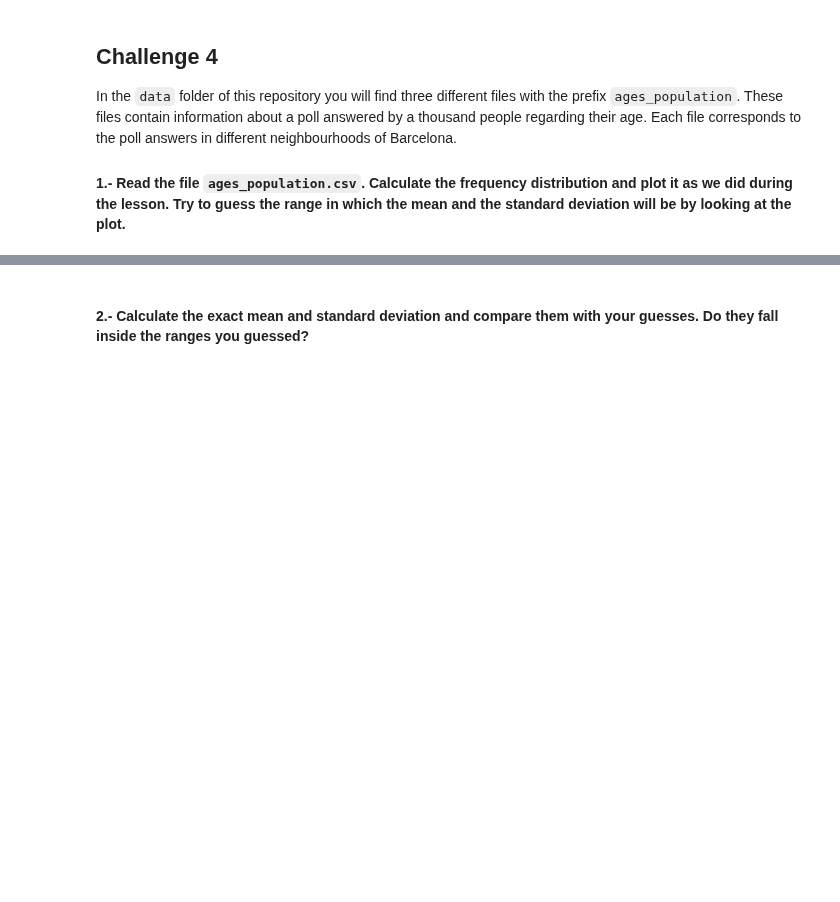
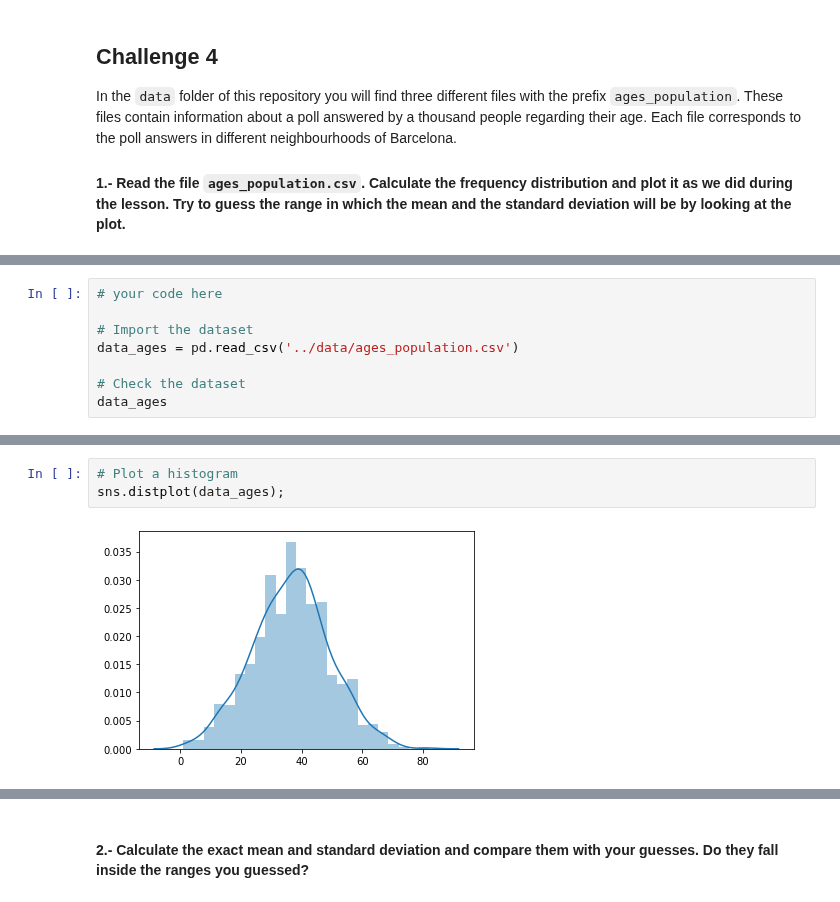
Before and after one commit to gabrielanakasato/ironhack-daft, a Jupyter notebook: labs/lab-w05/05-descriptive-stats/your-code/main.ipynb, the cells around one changed output, grey strips where cells are left out. Saved outputs shown, nothing was run; the diff lists cells and outputs as text; blank space fills up the shorter version.

```diff
--- a/labs/lab-w05/05-descriptive-stats/your-code/main.ipynb
+++ b/labs/lab-w05/05-descriptive-stats/your-code/main.ipynb
@@ -183,0 +373,8 @@ In the `data` folder of this repository you will find three different files with
+# %%
+# your code here
+
+# Import the dataset
+data_ages = pd.read_csv('../data/ages_population.csv')
+
+# Check the dataset
+data_ages
@@ -183,0 +395,5 @@ In the `data` folder of this repository you will find three different files with
+# %%
+# Plot a histogram
+sns.distplot(data_ages);
+# %% [output]
+[figure, added]
```
Also changed, not shown: parts of 36 cells of this notebook.
